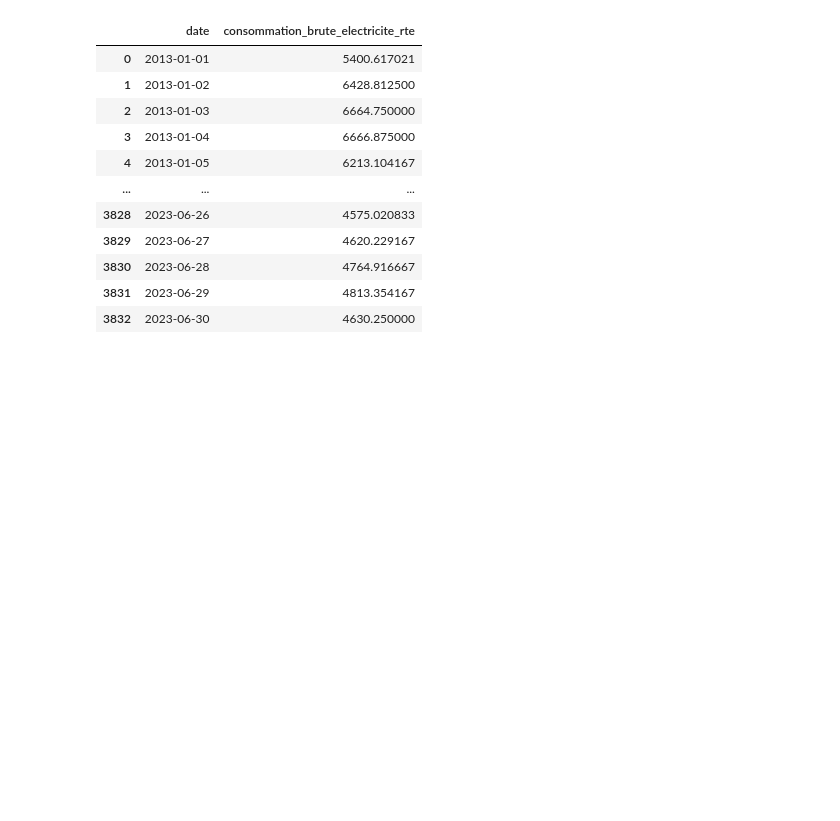
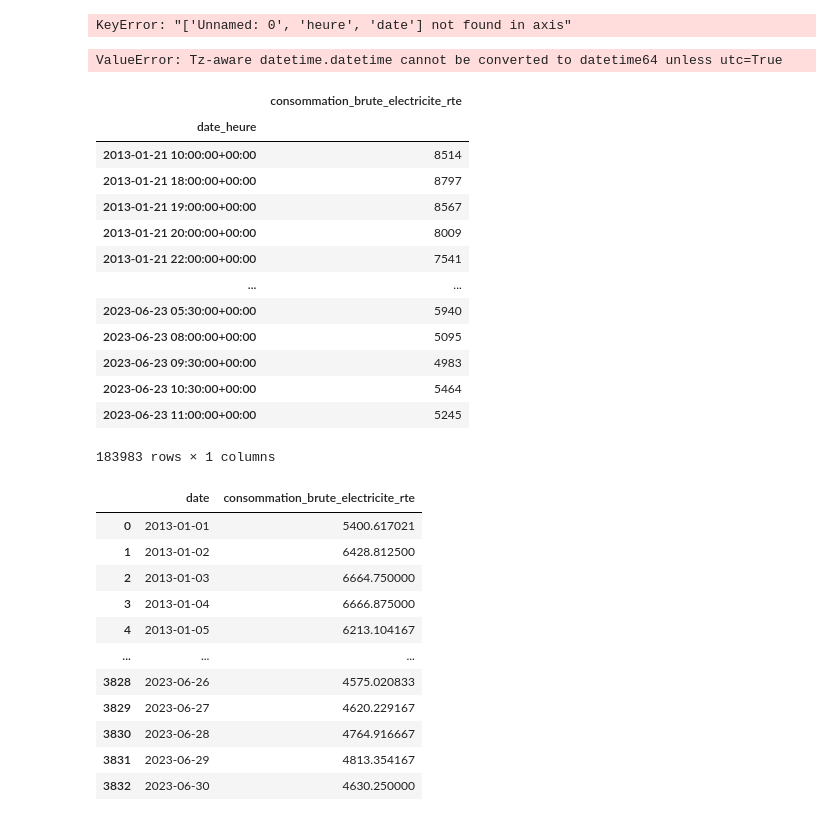
Before and after one commit to Olaffson/time_series, a Jupyter notebook: notebook/3_model.ipynb, the cells around one changed output. Saved outputs shown, nothing was run; the diff lists cells and outputs as text; code cells hidden in the pictures; blank space fills up the shorter version.

```diff
--- a/notebook/3_model.ipynb
+++ b/notebook/3_model.ipynb
@@ -8,2 +10,32 @@ df_filter = df[df['code_insee_region']==32]  [['date_heure','date','heure','cons
 # %%
 df_filter.to_csv("../data/hdf_dataset.csv")
+# %%
+df = pd.read_csv('../data/hdf_dataset.csv', index_col="date_heure", parse_dates = True)
+# %%
+df = df.drop(columns=["Unnamed: 0",'heure','date'])
+# %% [output]
+KeyError: "['Unnamed: 0', 'heure', 'date'] not found in axis"
+# %%
+df.index = pd.to_datetime(df.index)
+
+# Convertir l'index en temps universel coordonné (UTC)
+df.index = df.index.tz_convert('UTC')
+# %% [output]
+ValueError: Tz-aware datetime.datetime cannot be converted to datetime64 unless utc=True
+# %%
+df
+# %% [output]
+|  | consommation_brute_electricite_rte |
+| date_heure |  |
+| 2013-01-21 10:00:00+00:00 | 8514 |
+| 2013-01-21 18:00:00+00:00 | 8797 |
+| 2013-01-21 19:00:00+00:00 | 8567 |
+| 2013-01-21 20:00:00+00:00 | 8009 |
+| 2013-01-21 22:00:00+00:00 | 7541 |
+| ... | ... |
+| 2023-06-23 05:30:00+00:00 | 5940 |
+| 2023-06-23 08:00:00+00:00 | 5095 |
+| 2023-06-23 09:30:00+00:00 | 4983 |
+| 2023-06-23 10:30:00+00:00 | 5464 |
+| 2023-06-23 11:00:00+00:00 | 5245 |
+183983 rows × 1 columns
```
Also changed, not shown: parts of 7 cells of this notebook, 4 other files.
